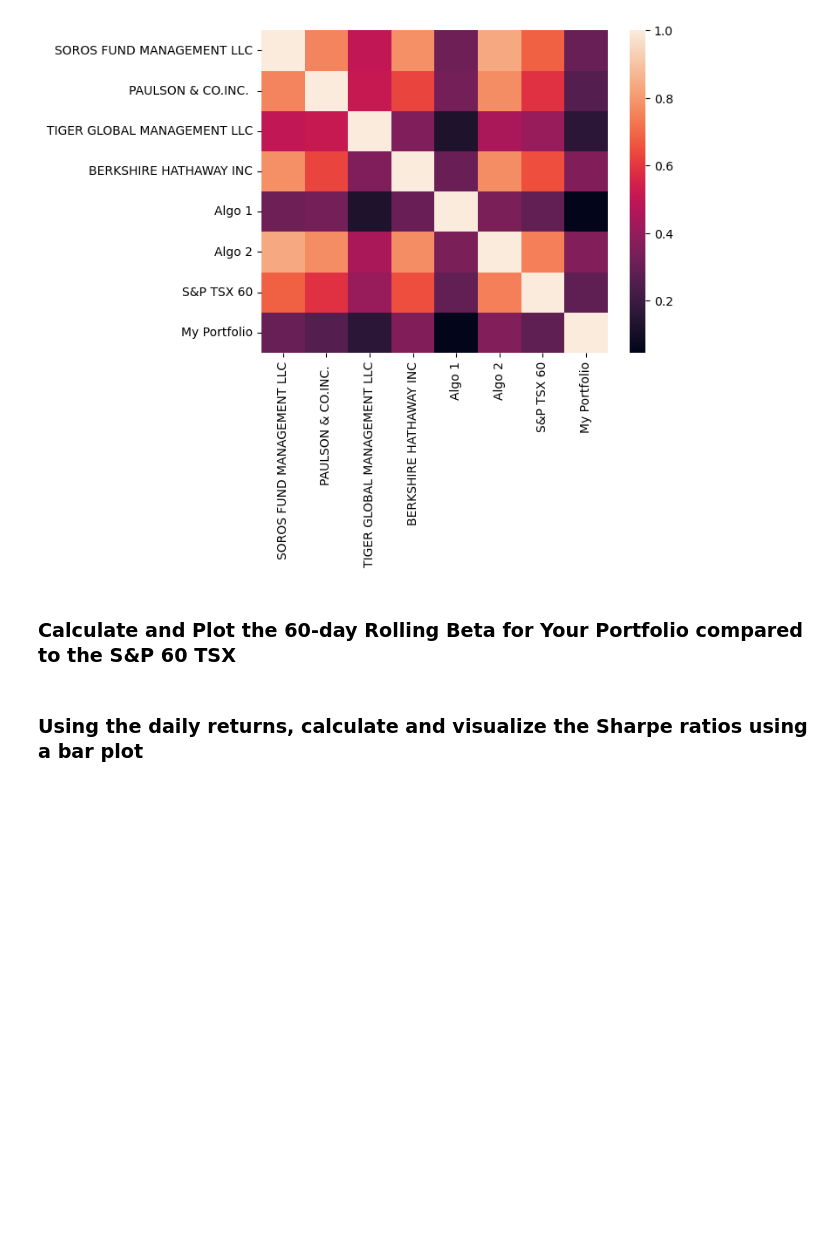
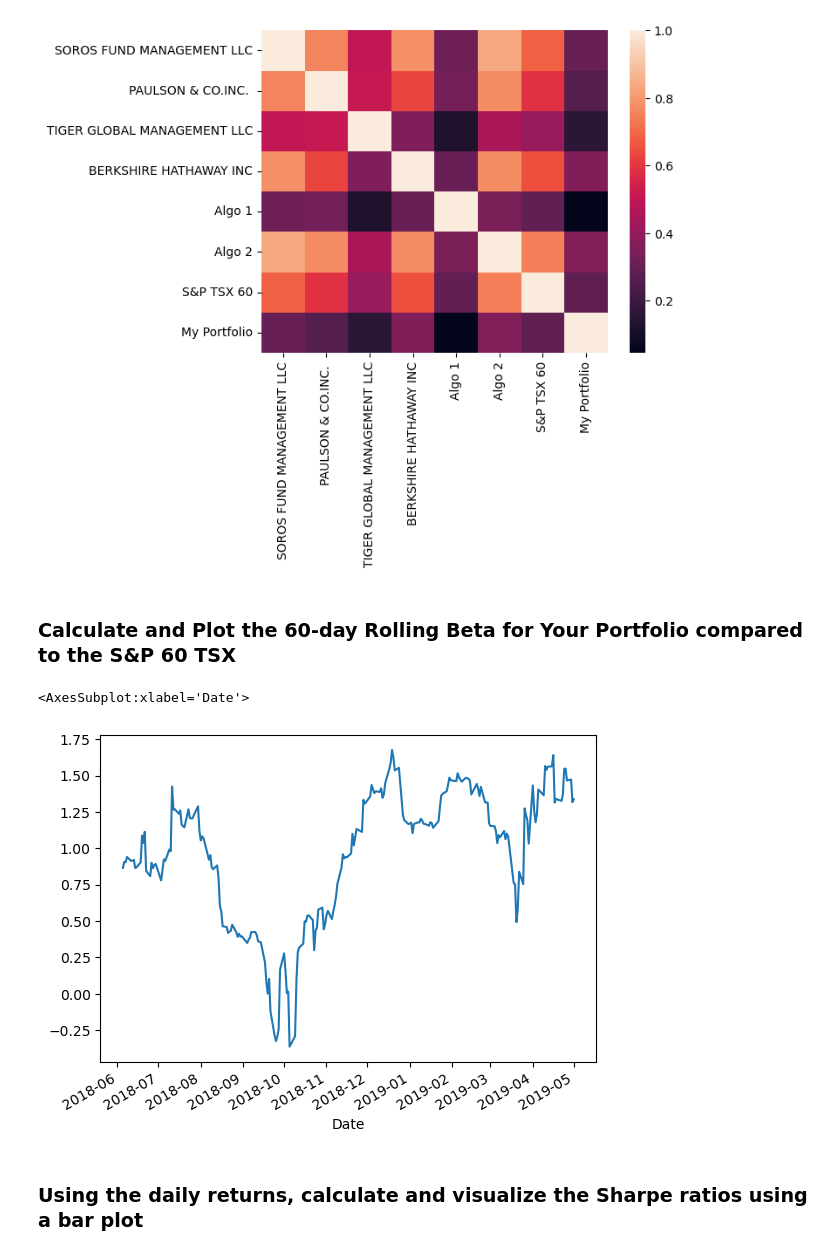
Before and after one commit to juil/fintech-uoftbootcamp, a Jupyter notebook: week04/unit04-assignment/whale_analysis.ipynb, the cells around one changed output. Saved outputs shown, nothing was run; the diff lists cells and outputs as text; code cells hidden in the pictures; blank space fills up the shorter version.

Commit message:
Calculate and plot beta of portfolio

```diff
--- a/week04/unit04-assignment/whale_analysis.ipynb
+++ b/week04/unit04-assignment/whale_analysis.ipynb
@@ -634,3 +632,17 @@ sns.heatmap(correlation)
+# %%
+# Calculate and plot Beta
+# Calculate covariance
+portfolio_covariance = compare_returns['My Portfolio'].rolling(60).cov(compare_returns['S&P TSX 60']).dropna()
+
+# Get variance
+tsx_variance = compare_returns['S&P TSX 60'].rolling(60).var().dropna()
+
+# Calculate Beta
+portfolio_beta = portfolio_covariance / tsx_variance
+portfolio_beta.plot()
+# %% [output]
+<AxesSubplot:xlabel='Date'>
+[figure, added]
 # %% [markdown]
 ### Using the daily returns, calculate and visualize the Sharpe ratios using a bar plot
 # %%
```
Also changed, not shown: parts of 1 cell of this notebook.
